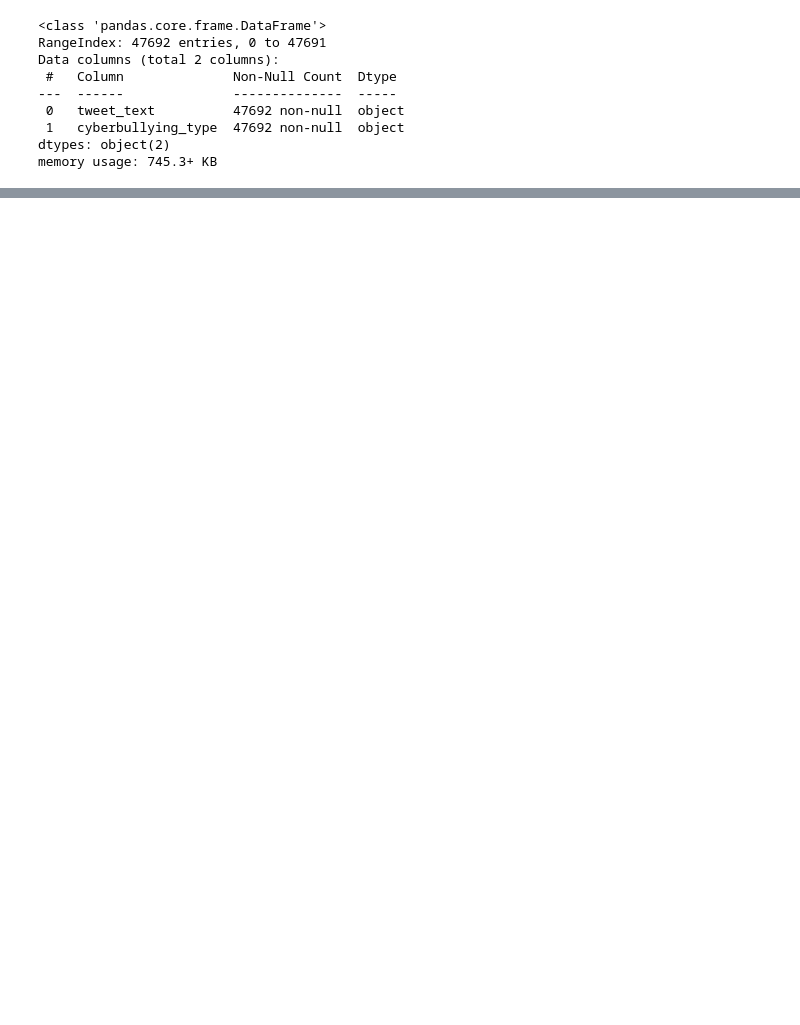
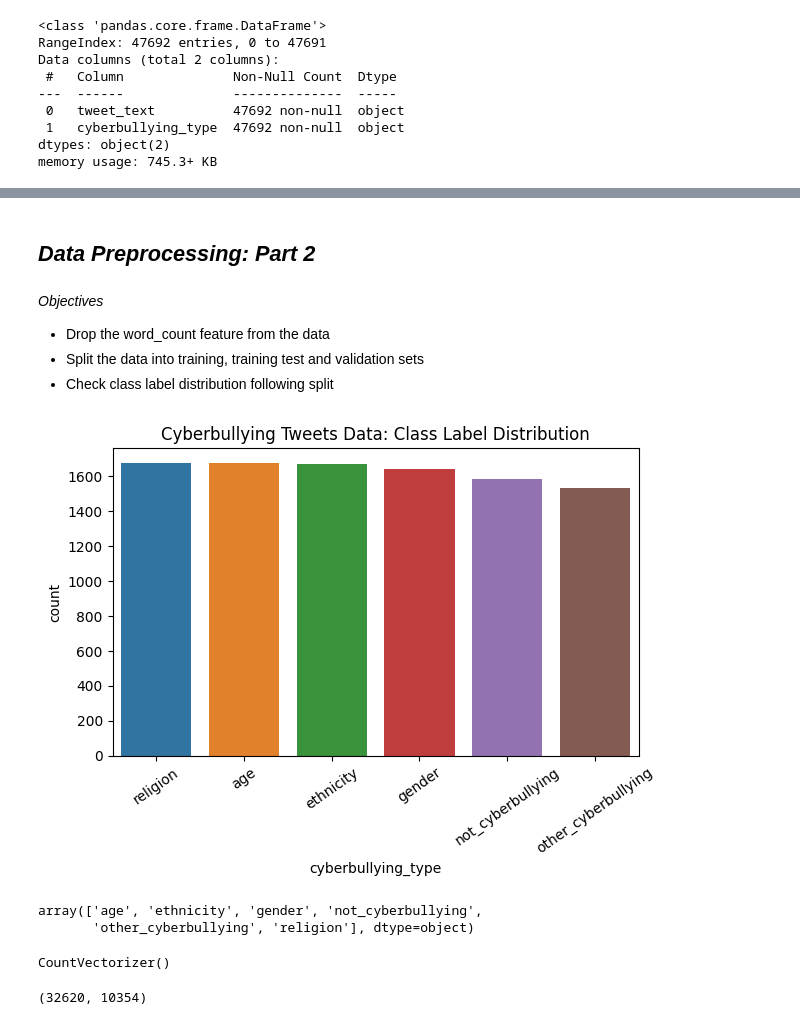
Before and after one commit to benkarabinus/nerdy_data_stuff, a Jupyter notebook: DU/COMP4449/FinalRough/FinalRough.ipynb, the cells around one changed output, grey strips where cells are left out. Saved outputs shown, nothing was run; the diff lists cells and outputs as text; code cells hidden in the pictures; blank space fills up the shorter version.

```diff
--- a/DU/COMP4449/FinalRough/FinalRough.ipynb
+++ b/DU/COMP4449/FinalRough/FinalRough.ipynb
@@ -90,0 +241,34 @@ train_df['tweet_text'][0]
+# %% [markdown]
+## *Data Preprocessing: Part 2*
+# %% [markdown]
+*Objectives*
+
+- Drop the word_count feature from the data
+- Split the data into training, training test and validation sets
+- Check class label distribution following split
+# %%
+"""drop word_count feature from the data"""
+
+tweets.drop(columns=['word_count'], inplace=True)
+# %%
+"""split the data into training, validation, and test sets"""
+
+# drop the tweet_length column, it's no longer needed
+#tweets.drop(columns=['tweet_length'], inplace=True)
+X = tweets.iloc[:, :-1]
+y = tweets.iloc[:, -1:]
+# get training and ttest set with sklearn train, test split functionality
+X_train, X_test, y_train, y_test = train_test_split(X, y, test_size=0.3, stratify=y,
+                                                    random_state=42)
+# get validation and test set with sklearn train, test split functionality
+X_val, X_test, y_val, y_test = train_test_split(X_test, y_test, test_size=0.3, stratify=y_test,
+                                                    random_state=42)
+# %%
+"""check the distribution of labels in the train, test, and validation sets following split"""
+
+sns.countplot(data=y_val, x='cyberbullying_type')
+plt.xticks(rotation=35)
+plt.title('Cyberbullying Tweets Data: Class Label Distribution')
+plt.tight_layout()
+# %% [output]
+[figure, added]
@@ -90,0 +283,12 @@ train_df['tweet_text'][0]
+# %%
+encoder.classes_
+# %% [output]
+array(['age', 'ethnicity', 'gender', 'not_cyberbullying',
+       'other_cyberbullying', 'religion'], dtype=object)
+# %%
+"""convert text to numeric values for modeling"""
+
+vectorizer = CountVectorizer()
+vectorizer.fit(X_train['tweet_text'].tolist())
+# %% [output]
+CountVectorizer()
@@ -90,0 +298,4 @@ train_df['tweet_text'][0]
+# %%
+X_train_mat.shape
+# %% [output]
+(32620, 10354)
```
Also changed, not shown: parts of 25 cells of this notebook, 2 other files.
